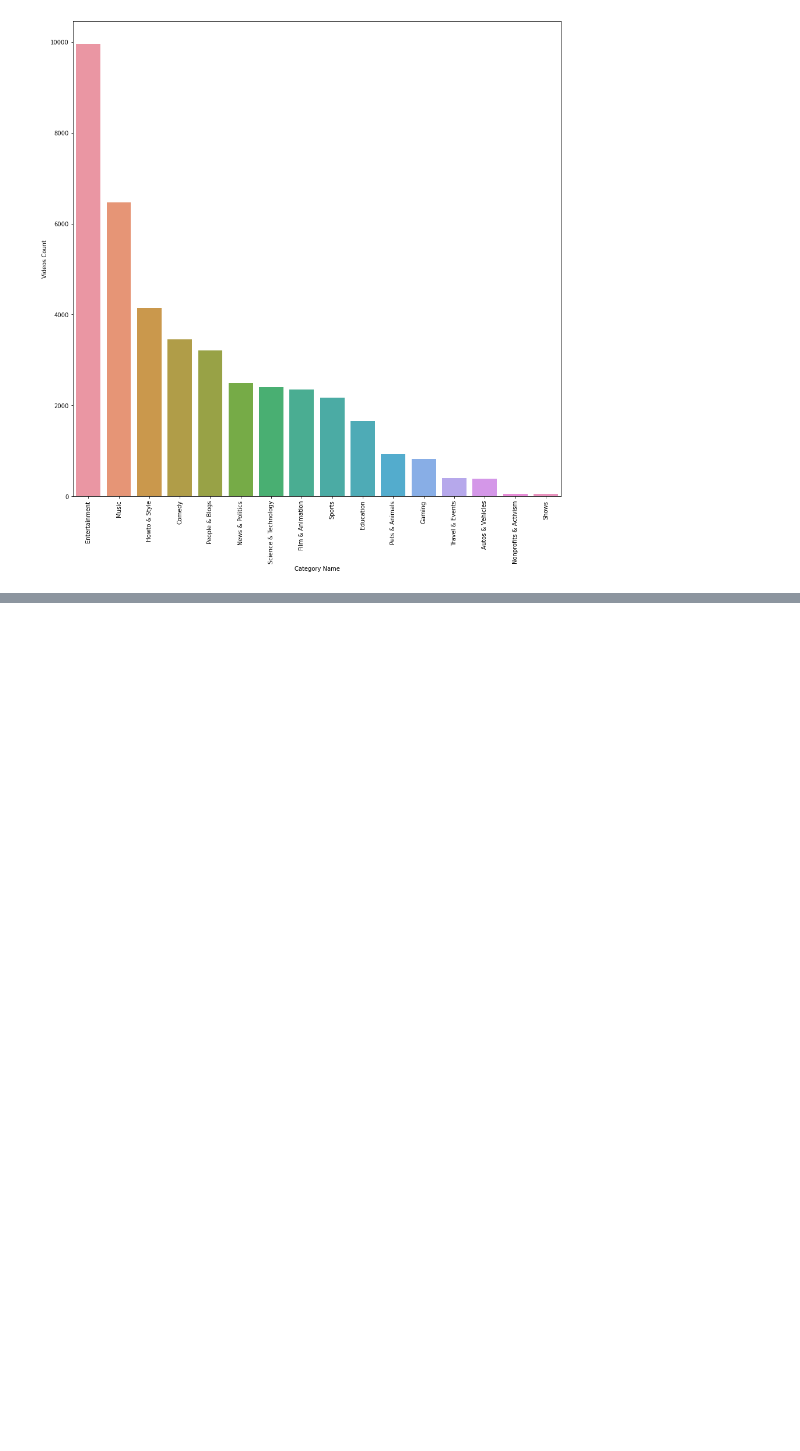
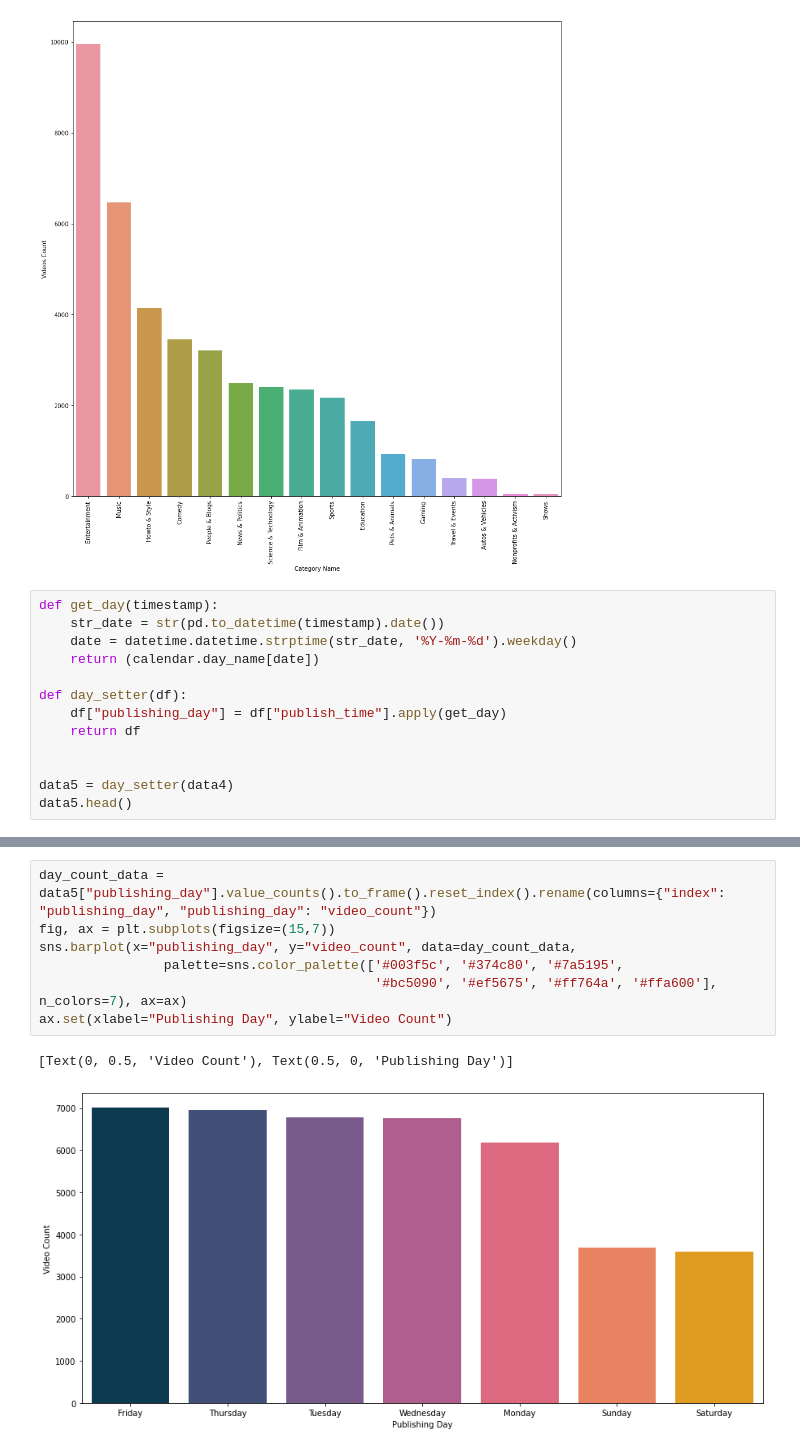
Before and after one commit to mjijas/DS_Project_2020, a Jupyter notebook: DSProject.ipynb, the cells around one changed output, grey strips where cells are left out. Saved outputs shown, nothing was run; the diff lists cells and outputs as text; blank space fills up the shorter version.

```diff
--- a/DSProject.ipynb
+++ b/DSProject.ipynb
@@ -141,3 +143,16 @@ ax.set(xlabel="Category Name", ylabel="Videos Count")
 # %% [output]
 [Text(0, 0.5, 'Videos Count'), Text(0.5, 0, 'Category Name')]
 [figure]
+# %%
+def get_day(timestamp):
+    str_date = str(pd.to_datetime(timestamp).date())
+    date = datetime.datetime.strptime(str_date, '%Y-%m-%d').weekday()
+    return (calendar.day_name[date])
+
+def day_setter(df):
+    df["publishing_day"] = df["publish_time"].apply(get_day)
+    return df
+
+
+data5 = day_setter(data4)
+data5.head()
@@ -143,0 +166,10 @@ ax.set(xlabel="Category Name", ylabel="Videos Count")
+# %%
+day_count_data = data5["publishing_day"].value_counts().to_frame().reset_index().rename(columns={"index": "publishing_day", "publishing_day": "video_count"})
+fig, ax = plt.subplots(figsize=(15,7))
+sns.barplot(x="publishing_day", y="video_count", data=day_count_data,
+                palette=sns.color_palette(['#003f5c', '#374c80', '#7a5195',
+                                           '#bc5090', '#ef5675', '#ff764a', '#ffa600'], n_colors=7), ax=ax)
+ax.set(xlabel="Publishing Day", ylabel="Video Count")
+# %% [output]
+[Text(0, 0.5, 'Video Count'), Text(0.5, 0, 'Publishing Day')]
+[figure, added]
```
Also changed, not shown: parts of 6 cells of this notebook.
